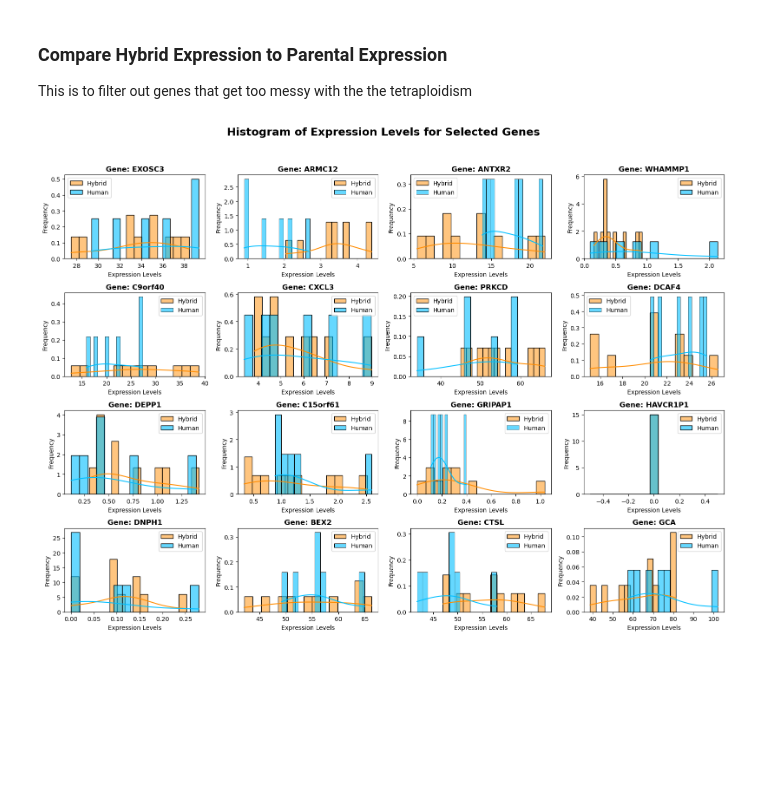
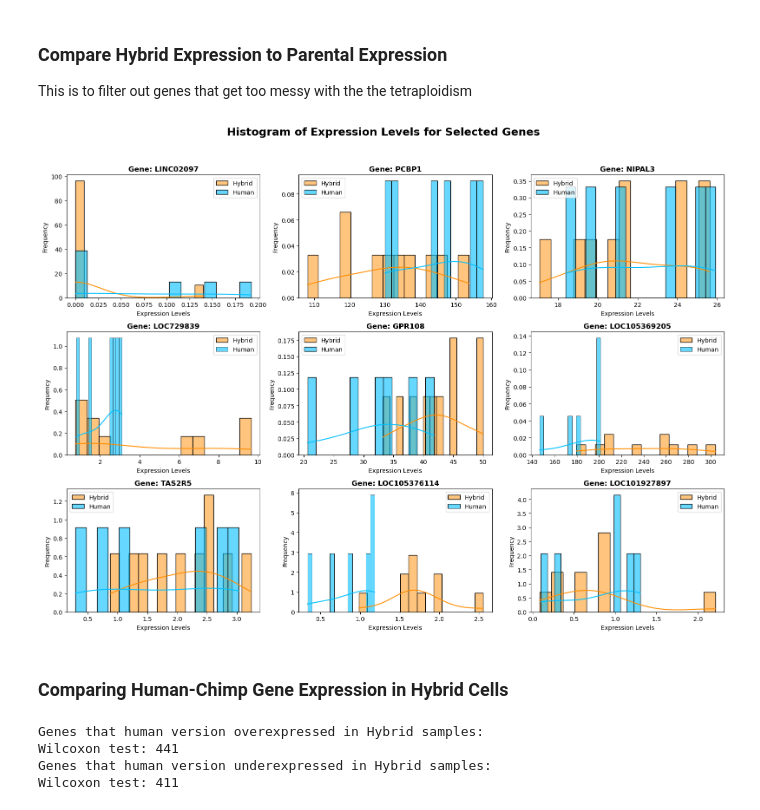
Before and after one commit to matanyaw9/iml_project, a Jupyter notebook: part_3.ipynb, the cells around one changed output. Drawn from its saved outputs; the diff is of its cells as text; code cells hidden in the pictures; blank space fills up the shorter version.

```diff
--- a/part_3.ipynb
+++ b/part_3.ipynb
@@ -116,13 +136,14 @@ def intersect(list_of_categories):
 # %% [markdown]
 ### Normalize Into Counts per Million
 # %%
-normalized_df = pd.DataFrame(index=DATA_FRAME.index)
+# Normalizing the counts to TPM - Transcripts Per Million
+normalized_df = pd.DataFrame(index=clean_df.index)
 
 COLUMNS_PER_SAMPLE = 3
-for i in range(0, DATA_FRAME.shape[1], COLUMNS_PER_SAMPLE):
-    sample_window = DATA_FRAME.iloc[:, i:i + COLUMNS_PER_SAMPLE]
+for i in range(0, clean_df.shape[1], COLUMNS_PER_SAMPLE):
+    sample_window = clean_df.iloc[:, i:i + COLUMNS_PER_SAMPLE]
     total_sample_counts = sample_window.sum()
-    normalized_df[sample_window.columns] = (float(1e6) * sample_window / total_sample_counts).astype(float)
+    normalized_df[sample_window.columns] = (1e6 * sample_window / total_sample_counts).astype(float)
 
 normalized_df
 # %% [output]
@@ -172,20 +201,20 @@ for gene in normalized_df.index:
 # %%
-p_val_threshold = 0.95
+p_val_threshold = 0.5
 
 print('---------------------------------')
 print('\tWilcoxon test results')
-print("Hybrid && Human Genes:\t", (p_values.loc[:,'p_val_wilcoxon_hybrid_human'] > p_val_threshold).sum())
-print("Hybrid && Chimp Genes:\t", (p_values.loc[:,'p_val_wilcoxon_hybrid_chimp'] > p_val_threshold).sum())
-high_p_values_wilcoxon = np.logical_and(p_values.loc[:, 'p_val_wilcoxon_hybrid_human'] > p_val_threshold, p_values.loc[:, 'p_val_wilcoxon_hybrid_chimp'] > p_val_threshold)
+print("Hybrid && Human Genes:\t", (p_values_DE.loc[:,'p_val_wilcoxon_hybrid_human'] > p_val_threshold).sum())
+print("Hybrid && Chimp Genes:\t", (p_values_DE.loc[:,'p_val_wilcoxon_hybrid_chimp'] > p_val_threshold).sum())
+high_p_values_wilcoxon = np.logical_and(p_values_DE.loc[:, 'p_val_wilcoxon_hybrid_human'] > p_val_threshold, p_values_DE.loc[:, 'p_val_wilcoxon_hybrid_chimp'] > p_val_threshold)
 print("Both:\t\t\t", high_p_values_wilcoxon.sum())
 
 print('---------------------------------')
-print('\tT-test results')
-print("Hybrid && Human Genes:\t", (p_values.loc[:,'p_val_ttest_hybrid_human'] > p_val_threshold).sum())
-print("Hybrid && Chimp Genes:\t", (p_values.loc[:,'p_val_ttest_hybrid_chimp'] > p_val_threshold).sum())
-high_p_values_ttest = np.logical_and(p_values.loc[:, 'p_val_ttest_hybrid_human'] > p_val_threshold, p_values.loc[:, 'p_val_ttest_hybrid_chimp'] > p_val_threshold)
-print("Both:\t\t\t", high_p_values_ttest.sum())
-print('---------------------------------')
+# print('\tT-test results')
+# print("Hybrid && Human Genes:\t", (p_values.loc[:,'p_val_ttest_hybrid_human'] > p_val_threshold).sum())
+# print("Hybrid && Chimp Genes:\t", (p_values.loc[:,'p_val_ttest_hybrid_chimp'] > p_val_threshold).sum())
+# high_p_values_ttest = np.logical_and(p_values.loc[:, 'p_val_ttest_hybrid_human'] > p_val_threshold, p_values.loc[:, 'p_val_ttest_hybrid_chimp'] > p_val_threshold)
+# print("Both:\t\t\t", high_p_values_ttest.sum())
+# print('---------------------------------')
 
 wilcoxon_equivalent_genes = normalized_df.index[high_p_values_wilcoxon]
 wilcoxon_equivalent_genes
@@ -236,7 +261,7 @@ tost_p_values = pd.DataFrame(index=wilcoxon_equivalent_genes, columns=['lower_bo
                                                                     'upper_bound_p_val_hybrid_chimp'
                                                                     ])
 for gene in normalized_df.index:
-    tost_p_values.loc[gene] = tost_test(gene, epsilon=0.5)
+    tost_p_values.loc[gene] = tost_test(gene, epsilon=0.6)
 # %%
 human_hybrid_tost_equivalence = np.maximum(tost_p_values['lower_bound_p_val_hybrid_human'], tost_p_values['upper_bound_p_val_hybrid_human']) < 0.05
 chimp_hybrid_tost_equivalence = np.maximum(tost_p_values['lower_bound_p_val_hybrid_chimp'], tost_p_values['upper_bound_p_val_hybrid_chimp']) < 0.05
@@ -260,9 +285,9 @@ Both:                    2737
 This is to filter out genes that get too messy with the the tetraploidism
 # %%
 # Set random seed for reproducibility
-np.random.seed(1099)
+np.random.seed(1999)
 
-SAMPLE_AMOUNT = 16
+SAMPLE_AMOUNT = 9
 selected_genes = np.random.choice(tost_equivalent_genes, min(SAMPLE_AMOUNT, len(tost_equivalent_genes)), replace=False)
 
 # Define colors
@@ -270,36 +295,38 @@ hybrid_h = 'darkorange'
 parental_h = 'deepskyblue'
 
 # Create subplots
-fig, axes = plt.subplots(nrows=4, ncols=4, figsize=(16, 12))
+fig, axes = plt.subplots(nrows=3, ncols=3, figsize=(16, 12))
 fig.suptitle('Histogram of Expression Levels for Selected Genes', fontsize=18, fontweight='bold')
 axes = axes.flatten()
 
 # Plot histograms for each gene
 for i, gene in enumerate(selected_genes):
     ax = axes[i]
 
     # Extract expression values
     df_hybrid_h_ipsc = normalized_df.loc[gene, intersect([IPSC, HYBRIDS_SAMPLES, REF_COUNT])]
     df_human_h_ipsc = normalized_df.loc[gene, intersect([IPSC, HUMAN_SAMPLES, REF_COUNT])]
 
     # Plot using seaborn histplot for better visualization
     sns.histplot(df_hybrid_h_ipsc, bins=15, kde=True, alpha=0.5, color=hybrid_h, label='Hybrid', ax=ax, stat="density")
     sns.histplot(df_human_h_ipsc, bins=15, kde=True, alpha=0.6, color=parental_h, label='Human', ax=ax, stat="density")
 
     ax.set_xlabel('Expression Levels')
     ax.set_ylabel('Frequency')
     ax.set_title(f'Gene: {gene}', fontsize=12, fontweight='bold')
 
     ax.legend()
 
 # Hide empty subplots (if less than 20 genes)
 for j in range(i+1, len(axes)):
     fig.delaxes(axes[j])
 
 # Adjust layout
 fig.tight_layout(rect=[0, 0, 1, 0.95])
 
 # Show the plot
 plt.show()
 # %% [output]
-[figure, old version]
+[figure, new version]
+# %% [markdown]
+### Comparing Human-Chimp Gene Expression in Hybrid Cells
@@ -305,0 +371,14 @@ plt.show()
+# %%
+genes_overexpressed_in_disease_wilcoxon = p_values_DE_hybrids_paired_wilcoxon[p_values_DE_hybrids_paired_wilcoxon['p_wilcoxon_human_overexpressed'] < 0.05].index
+genes_underexpressed_in_disease_wilcoxon = p_values_DE_hybrids_paired_wilcoxon[p_values_DE_hybrids_paired_wilcoxon['p_wilcoxon_human_underexpressed'] < 0.05].index
+
+print(f"Genes that human version overexpressed in Hybrid samples: ")
+print(f"Wilcoxon test: {len(genes_overexpressed_in_disease_wilcoxon)}")
+
+print(f"Genes that human version underexpressed in Hybrid samples: ")
+print(f"Wilcoxon test: {len(genes_underexpressed_in_disease_wilcoxon)}")
+# %% [output]
+Genes that human version overexpressed in Hybrid samples:
+Wilcoxon test: 441
+Genes that human version underexpressed in Hybrid samples:
+Wilcoxon test: 411
```
Also changed, not shown: parts of 22 cells of this notebook.
